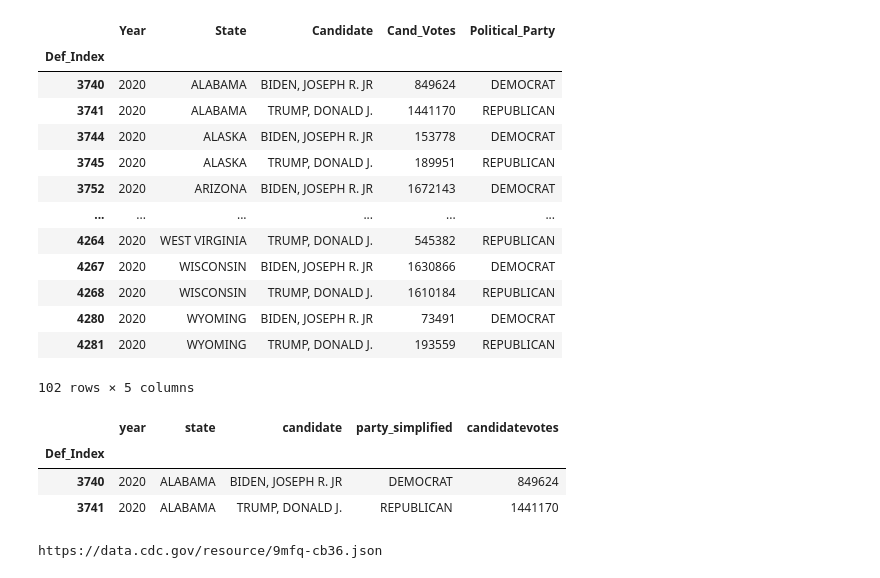
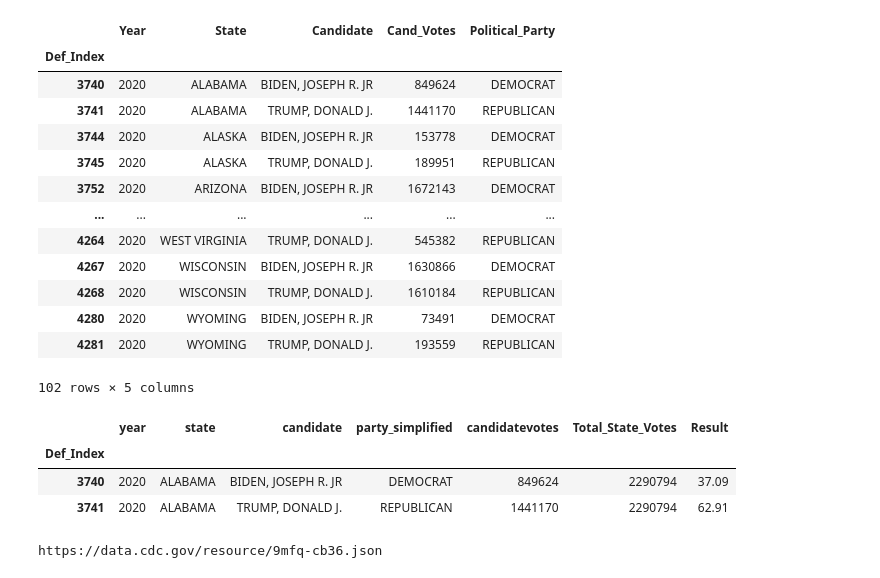
Before and after one commit to tduron3/I_Have_No_Clue, a Jupyter notebook: Project_1.ipynb, the cells around one changed output. Saved outputs shown, nothing was run; the diff lists cells and outputs as text; code cells hidden in the pictures.

```diff
--- a/Project_1.ipynb
+++ b/Project_1.ipynb
@@ -86,18 +86,42 @@ dem_rep_df.rename(columns = {'year':'Year','state':'State','candidate':'Candidat
 | 4280 | 2020 | WYOMING | BIDEN, JOSEPH R. JR | 73491 | DEMOCRAT |
 | 4281 | 2020 | WYOMING | TRUMP, DONALD J. | 193559 | REPUBLICAN |
 102 rows × 5 columns
-# %%
-# Select Individual State Data and Create DataFrame
-df_al = dem_rep_df[dem_rep_df.state=="ALABAMA"][['year','state','candidate','party_simplified','candidatevotes']]
-
-# Print
-df_al
-df_al.head()
-# %% [output]
-|  | year | state | candidate | party_simplified | candidatevotes |
-| Def_Index |  |  |  |  |  |
-| 3740 | 2020 | ALABAMA | BIDEN, JOSEPH R. JR | DEMOCRAT | 849624 |
-| 3741 | 2020 | ALABAMA | TRUMP, DONALD J. | REPUBLICAN | 1441170 |
+# %%
+# Select Individual State Data and Create DataFrame
+df_al = dem_rep_df[dem_rep_df.state=="ALABAMA"][['year','state','candidate','party_simplified','candidatevotes']]
+
+# Print
+df_al
+df_al.head()
+
+# Total Votes for Both Parties in Alabama
+total = df_al['candidatevotes'].sum()
+
+# Print
+total
+
+# Create New column and Add Result
+df_al['Total_State_Votes'] = df_al['candidatevotes'].sum()
+
+# Print
+df_al
+df_al.head()
+
+# Insert New Column for Result
+df_al.insert(6, "Result", True)
+
+
+# Compute Percentage Result, Rounding to 2 Decimal Places
+df_al['Result']=round((df_al['candidatevotes']).div(df_al['Total_State_Votes']) * 100, 2)
+
+# Print
+df_al
+df_al.head()
+# %% [output]
+|  | year | state | candidate | party_simplified | candidatevotes | Total_State_Votes | Result |
+| Def_Index |  |  |  |  |  |  |  |
+| 3740 | 2020 | ALABAMA | BIDEN, JOSEPH R. JR | DEMOCRAT | 849624 | 2290794 | 37.09 |
+| 3741 | 2020 | ALABAMA | TRUMP, DONALD J. | REPUBLICAN | 1441170 | 2290794 | 62.91 |
 # %%
 # Retrieve Data of Cases and Deaths Per State
 url = "https://data.cdc.gov/resource/9mfq-cb36.json"
```
